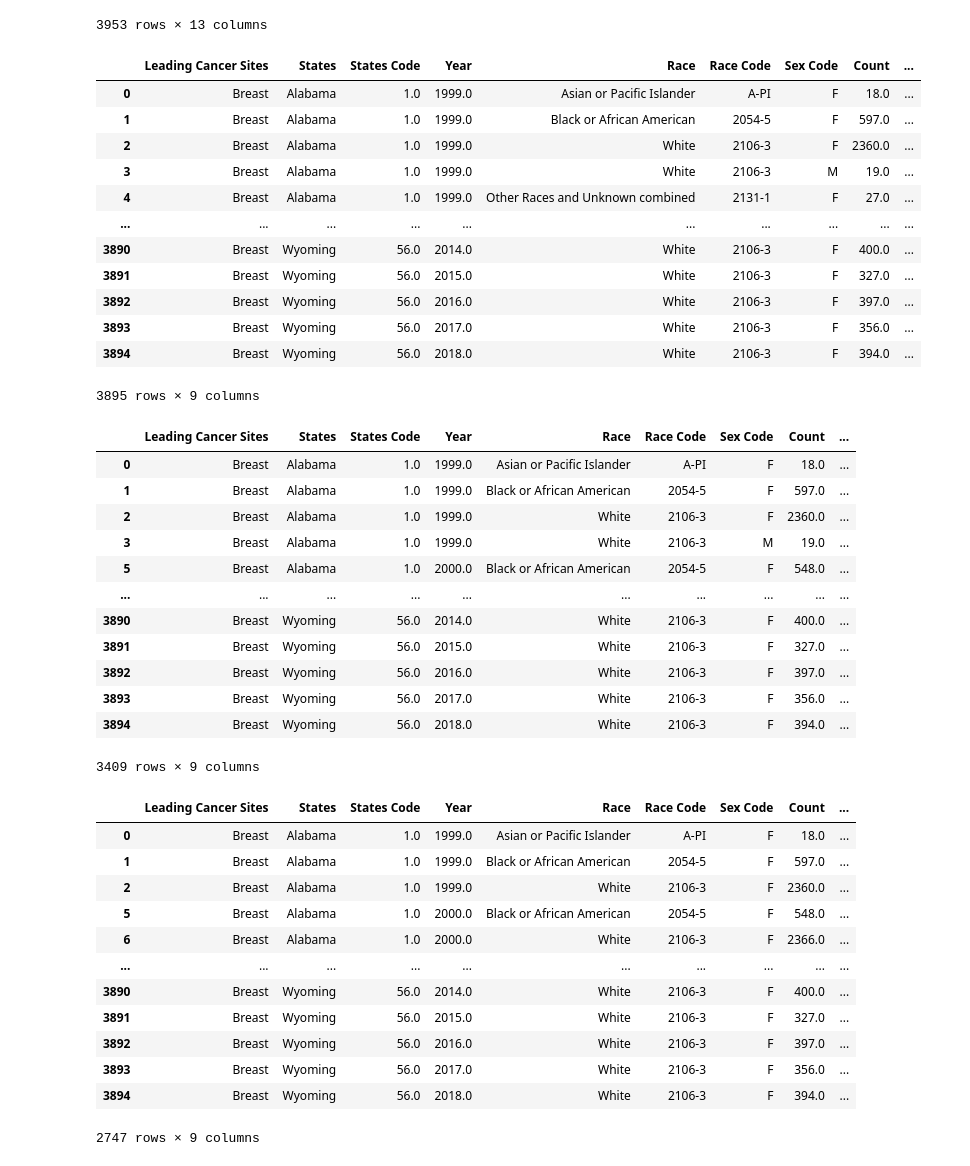
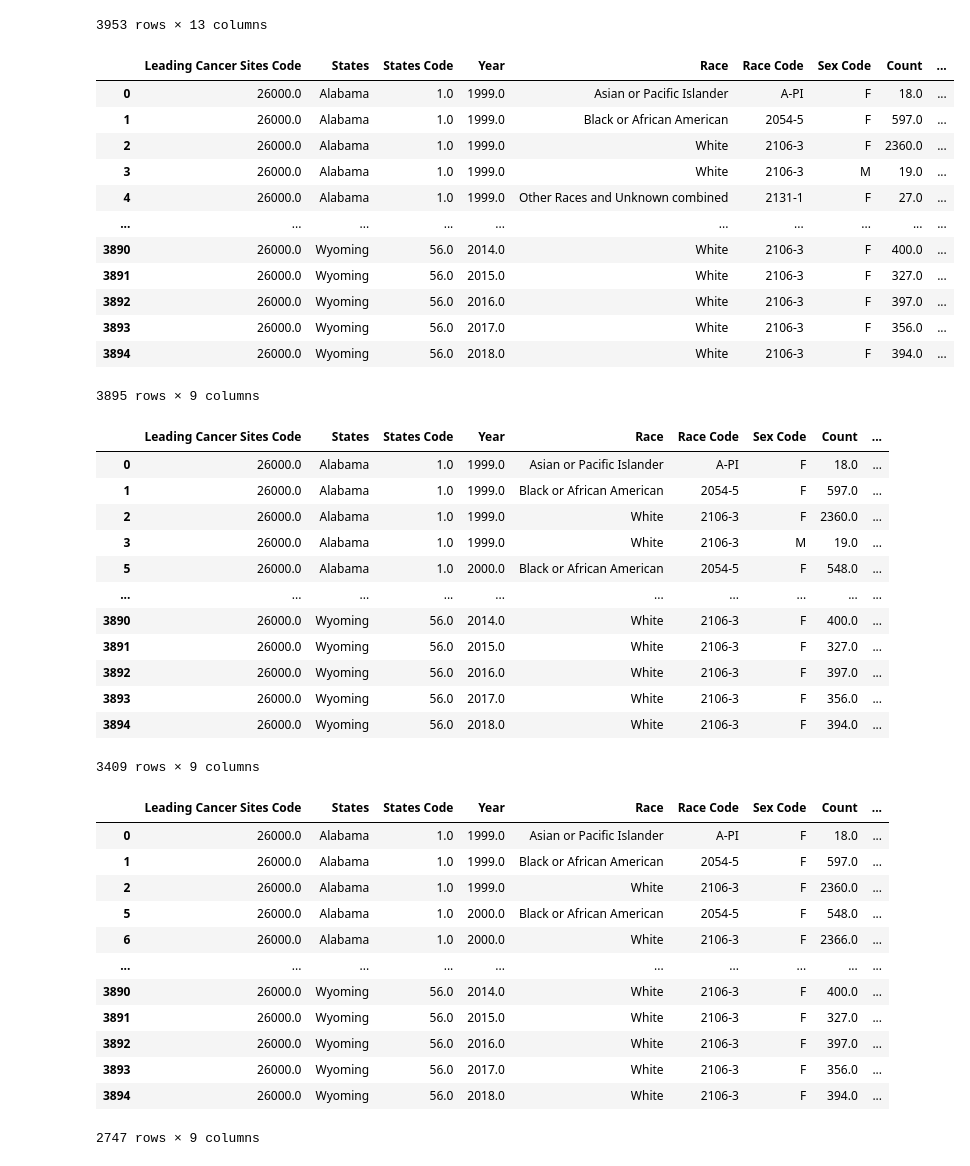
Before and after one commit to Mishabatoon/Healthcare_Project, a Jupyter notebook: Linear Regression - Races_Incident Rate/Linear Regression - Black or African American_Incident Rate.ipynb, the cells around one changed output. Saved outputs shown, nothing was run; the diff lists cells and outputs as text; code cells hidden in the pictures.

```diff
--- a/Linear Regression - Races_Incident Rate/Linear Regression - Black or African American_Incident Rate.ipynb
+++ b/Linear Regression - Races_Incident Rate/Linear Regression - Black or African American_Incident Rate.ipynb
@@ -31,56 +31,56 @@ display(df)
 3953 rows × 13 columns
 # %%
 # Drop all columns without any information
-df_dropped = df.drop(columns=['Notes','Leading Cancer Sites Code','Year Code','Sex' ],axis=1)
+df_dropped = df.drop(columns=['Notes','Leading Cancer Sites','Year Code','Sex' ],axis=1)
 df_dropped = df_dropped.dropna(how='any')
 display(df_dropped)
 # %% [output]
-|  | Leading Cancer Sites | States | States Code | Year | Race | Race Code | Sex Code | Count | ... |
-| 0 | Breast | Alabama | 1.0 | 1999.0 | Asian or Pacific Islander | A-PI | F | 18.0 | ... |
-| 1 | Breast | Alabama | 1.0 | 1999.0 | Black or African American | 2054-5 | F | 597.0 | ... |
-| 2 | Breast | Alabama | 1.0 | 1999.0 | White | 2106-3 | F | 2360.0 | ... |
-| 3 | Breast | Alabama | 1.0 | 1999.0 | White | 2106-3 | M | 19.0 | ... |
-| 4 | Breast | Alabama | 1.0 | 1999.0 | Other Races and Unknown combined | 2131-1 | F | 27.0 | ... |
+|  | Leading Cancer Sites Code | States | States Code | Year | Race | Race Code | Sex Code | Count | ... |
+| 0 | 26000.0 | Alabama | 1.0 | 1999.0 | Asian or Pacific Islander | A-PI | F | 18.0 | ... |
+| 1 | 26000.0 | Alabama | 1.0 | 1999.0 | Black or African American | 2054-5 | F | 597.0 | ... |
+| 2 | 26000.0 | Alabama | 1.0 | 1999.0 | White | 2106-3 | F | 2360.0 | ... |
+| 3 | 26000.0 | Alabama | 1.0 | 1999.0 | White | 2106-3 | M | 19.0 | ... |
+| 4 | 26000.0 | Alabama | 1.0 | 1999.0 | Other Races and Unknown combined | 2131-1 | F | 27.0 | ... |
 | ... | ... | ... | ... | ... | ... | ... | ... | ... | ... |
-| 3890 | Breast | Wyoming | 56.0 | 2014.0 | White | 2106-3 | F | 400.0 | ... |
-| 3891 | Breast | Wyoming | 56.0 | 2015.0 | White | 2106-3 | F | 327.0 | ... |
-| 3892 | Breast | Wyoming | 56.0 | 2016.0 | White | 2106-3 | F | 397.0 | ... |
-| 3893 | Breast | Wyoming | 56.0 | 2017.0 | White | 2106-3 | F | 356.0 | ... |
-| 3894 | Breast | Wyoming | 56.0 | 2018.0 | White | 2106-3 | F | 394.0 | ... |
+| 3890 | 26000.0 | Wyoming | 56.0 | 2014.0 | White | 2106-3 | F | 400.0 | ... |
+| 3891 | 26000.0 | Wyoming | 56.0 | 2015.0 | White | 2106-3 | F | 327.0 | ... |
+| 3892 | 26000.0 | Wyoming | 56.0 | 2016.0 | White | 2106-3 | F | 397.0 | ... |
+| 3893 | 26000.0 | Wyoming | 56.0 | 2017.0 | White | 2106-3 | F | 356.0 | ... |
+| 3894 | 26000.0 | Wyoming | 56.0 | 2018.0 | White | 2106-3 | F | 394.0 | ... |
 3895 rows × 9 columns
 # %%
 df_no_other_race = df_dropped[df_dropped["Race"]!="Other Races and Unknown combined"]
 df_no_other_race
 # %% [output]
-|  | Leading Cancer Sites | States | States Code | Year | Race | Race Code | Sex Code | Count | ... |
-| 0 | Breast | Alabama | 1.0 | 1999.0 | Asian or Pacific Islander | A-PI | F | 18.0 | ... |
-| 1 | Breast | Alabama | 1.0 | 1999.0 | Black or African American | 2054-5 | F | 597.0 | ... |
-| 2 | Breast | Alabama | 1.0 | 1999.0 | White | 2106-3 | F | 2360.0 | ... |
-| 3 | Breast | Alabama | 1.0 | 1999.0 | White | 2106-3 | M | 19.0 | ... |
-| 5 | Breast | Alabama | 1.0 | 2000.0 | Black or African American | 2054-5 | F | 548.0 | ... |
+|  | Leading Cancer Sites Code | States | States Code | Year | Race | Race Code | Sex Code | Count | ... |
+| 0 | 26000.0 | Alabama | 1.0 | 1999.0 | Asian or Pacific Islander | A-PI | F | 18.0 | ... |
+| 1 | 26000.0 | Alabama | 1.0 | 1999.0 | Black or African American | 2054-5 | F | 597.0 | ... |
+| 2 | 26000.0 | Alabama | 1.0 | 1999.0 | White | 2106-3 | F | 2360.0 | ... |
+| 3 | 26000.0 | Alabama | 1.0 | 1999.0 | White | 2106-3 | M | 19.0 | ... |
+| 5 | 26000.0 | Alabama | 1.0 | 2000.0 | Black or African American | 2054-5 | F | 548.0 | ... |
 | ... | ... | ... | ... | ... | ... | ... | ... | ... | ... |
-| 3890 | Breast | Wyoming | 56.0 | 2014.0 | White | 2106-3 | F | 400.0 | ... |
-| 3891 | Breast | Wyoming | 56.0 | 2015.0 | White | 2106-3 | F | 327.0 | ... |
-| 3892 | Breast | Wyoming | 56.0 | 2016.0 | White | 2106-3 | F | 397.0 | ... |
-| 3893 | Breast | Wyoming | 56.0 | 2017.0 | White | 2106-3 | F | 356.0 | ... |
-| 3894 | Breast | Wyoming | 56.0 | 2018.0 | White | 2106-3 | F | 394.0 | ... |
+| 3890 | 26000.0 | Wyoming | 56.0 | 2014.0 | White | 2106-3 | F | 400.0 | ... |
+| 3891 | 26000.0 | Wyoming | 56.0 | 2015.0 | White | 2106-3 | F | 327.0 | ... |
+| 3892 | 26000.0 | Wyoming | 56.0 | 2016.0 | White | 2106-3 | F | 397.0 | ... |
+| 3893 | 26000.0 | Wyoming | 56.0 | 2017.0 | White | 2106-3 | F | 356.0 | ... |
+| 3894 | 26000.0 | Wyoming | 56.0 | 2018.0 | White | 2106-3 | F | 394.0 | ... |
 3409 rows × 9 columns
 # %%
 df_clean = df_no_other_race[df_no_other_race["Sex Code"]!="M"]
 df_clean
 # %% [output]
-|  | Leading Cancer Sites | States | States Code | Year | Race | Race Code | Sex Code | Count | ... |
-| 0 | Breast | Alabama | 1.0 | 1999.0 | Asian or Pacific Islander | A-PI | F | 18.0 | ... |
-| 1 | Breast | Alabama | 1.0 | 1999.0 | Black or African American | 2054-5 | F | 597.0 | ... |
-| 2 | Breast | Alabama | 1.0 | 1999.0 | White | 2106-3 | F | 2360.0 | ... |
-| 5 | Breast | Alabama | 1.0 | 2000.0 | Black or African American | 2054-5 | F | 548.0 | ... |
-| 6 | Breast | Alabama | 1.0 | 2000.0 | White | 2106-3 | F | 2366.0 | ... |
+|  | Leading Cancer Sites Code | States | States Code | Year | Race | Race Code | Sex Code | Count | ... |
+| 0 | 26000.0 | Alabama | 1.0 | 1999.0 | Asian or Pacific Islander | A-PI | F | 18.0 | ... |
+| 1 | 26000.0 | Alabama | 1.0 | 1999.0 | Black or African American | 2054-5 | F | 597.0 | ... |
+| 2 | 26000.0 | Alabama | 1.0 | 1999.0 | White | 2106-3 | F | 2360.0 | ... |
+| 5 | 26000.0 | Alabama | 1.0 | 2000.0 | Black or African American | 2054-5 | F | 548.0 | ... |
+| 6 | 26000.0 | Alabama | 1.0 | 2000.0 | White | 2106-3 | F | 2366.0 | ... |
 | ... | ... | ... | ... | ... | ... | ... | ... | ... | ... |
-| 3890 | Breast | Wyoming | 56.0 | 2014.0 | White | 2106-3 | F | 400.0 | ... |
-| 3891 | Breast | Wyoming | 56.0 | 2015.0 | White | 2106-3 | F | 327.0 | ... |
-| 3892 | Breast | Wyoming | 56.0 | 2016.0 | White | 2106-3 | F | 397.0 | ... |
-| 3893 | Breast | Wyoming | 56.0 | 2017.0 | White | 2106-3 | F | 356.0 | ... |
-| 3894 | Breast | Wyoming | 56.0 | 2018.0 | White | 2106-3 | F | 394.0 | ... |
+| 3890 | 26000.0 | Wyoming | 56.0 | 2014.0 | White | 2106-3 | F | 400.0 | ... |
+| 3891 | 26000.0 | Wyoming | 56.0 | 2015.0 | White | 2106-3 | F | 327.0 | ... |
+| 3892 | 26000.0 | Wyoming | 56.0 | 2016.0 | White | 2106-3 | F | 397.0 | ... |
+| 3893 | 26000.0 | Wyoming | 56.0 | 2017.0 | White | 2106-3 | F | 356.0 | ... |
+| 3894 | 26000.0 | Wyoming | 56.0 | 2018.0 | White | 2106-3 | F | 394.0 | ... |
 2747 rows × 9 columns
 # %%
 df_Black = df_clean[df_clean["Race"]=="Black or African American"]
```
Also changed, not shown: parts of 11 cells of this notebook, 17 other files.
